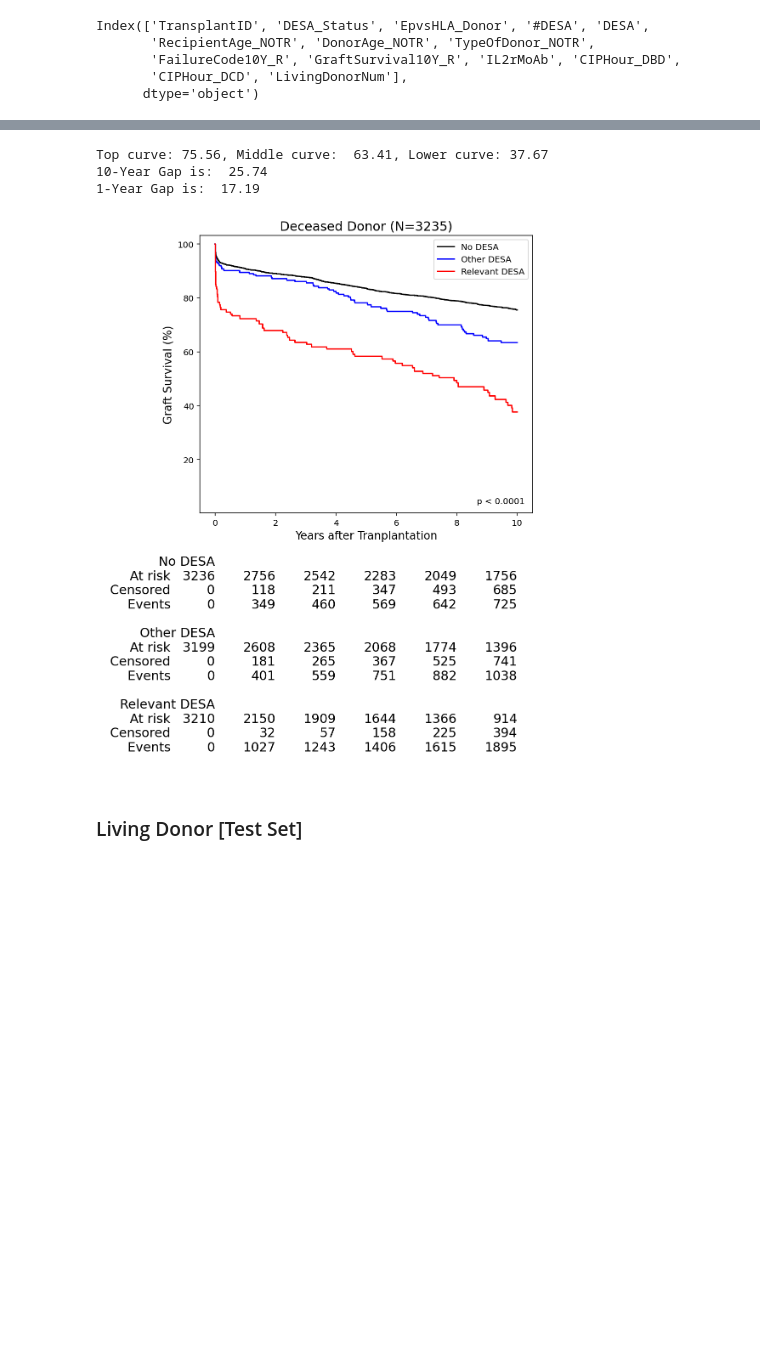
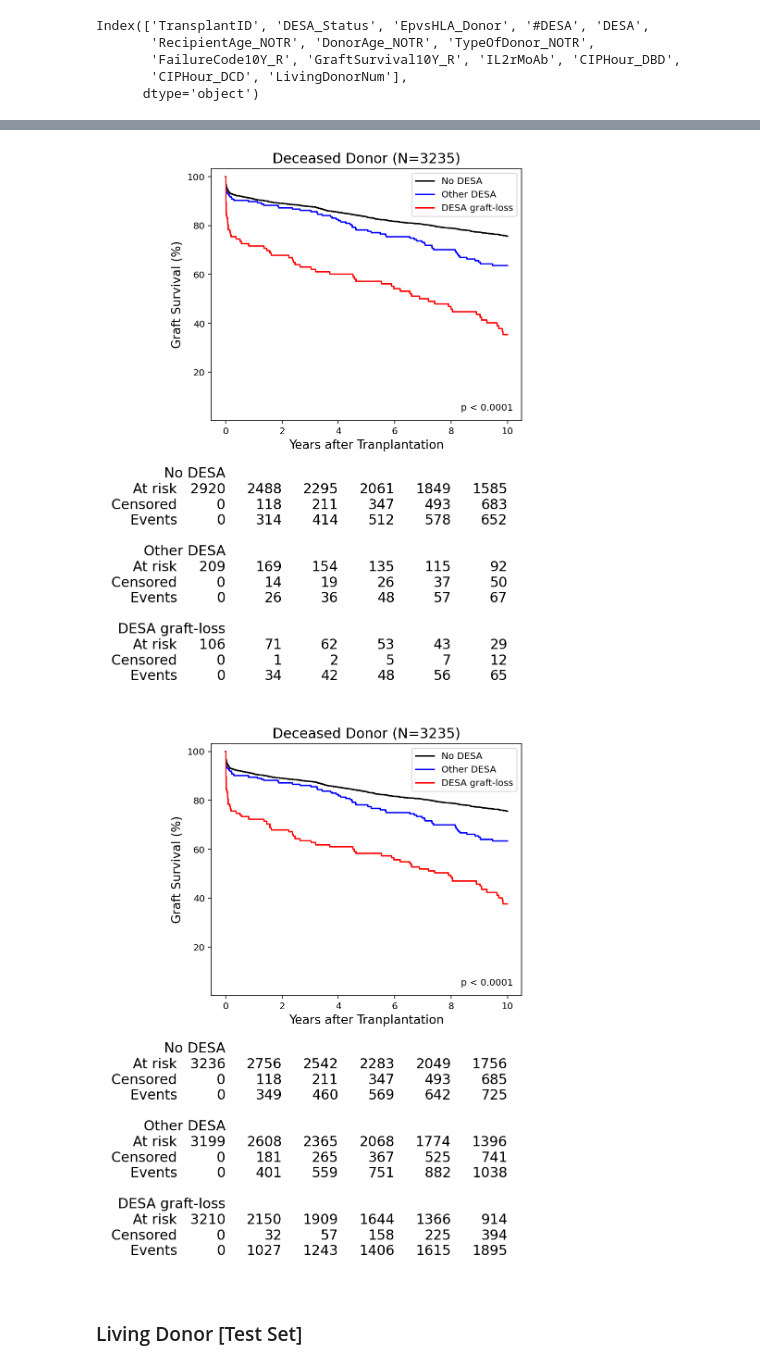
Before and after one commit to umcu-stride/desa_paper, a Jupyter notebook: Notebooks/epitope_relevance/investigation-validation/new figures.ipynb, the cells around one changed output, grey strips where cells are left out. Drawn from its saved outputs; the diff is of its cells as text; code cells hidden in the pictures; blank space fills up the shorter version.

Commit message:
updated the new figure again for inv/val results

```diff
--- a/Notebooks/epitope_relevance/investigation-validation/new figures.ipynb
+++ b/Notebooks/epitope_relevance/investigation-validation/new figures.ipynb
@@ -62,30 +62,32 @@ Index(['TransplantID', 'DESA_Status', 'EpvsHLA_Donor', '#DESA', 'DESA',
 # %%
 from src.constants import *
 
 confounders = [
     'RecipientAge_NOTR', 'RecipientAge_NOTR*RecipientAge_NOTR',
     'DonorAge_NOTR', 'DonorAge_NOTR*DonorAge_NOTR', 'IL2rMoAb',
     'CIPHour_DBD', 'CIPHour_DCD',
 ]
 
 treatments = ['No_DESA', 'Other_DESA', 'Specific_DESA']
-labels = ['No DESA', 'Other DESA', 'Relevant DESA']
+labels = ['No DESA', 'Other DESA', 'DESA graft-loss']
 
 
 RELEVANT_DESA_BAD = {
     '71TD', '144QL', '70DRA', '80TLR', '76ED', '70DA', '45EV', '67F', '76ET', '163RG', '67VG', '150AAH', '158T',
     '62QE', '45GV', '45KE', '71A', '66NH', '80TA', '114R', '44KM'
 }
 
 df_treat_group = create_treatment_grups(df, [RELEVANT_DESA_BAD])
 df_weight = find_ipw(df_treat_group, confounders, treatments, verbose=False)
+
+kmfs, p_value = kaplan_meier_curves(df_weight, desa_spec=RELEVANT_DESA_BAD, labels=labels,  adjust=False)
+plot_kaplan_meier_curve(kmfs, p_value, title= 'Deceased Donor (N=3235)', grid=False, verbose=False)
+
 kmfs, p_value = kaplan_meier_curves(df_weight, desa_spec=RELEVANT_DESA_BAD, labels=labels,  adjust=True)
-plot_kaplan_meier_curve(kmfs, p_value, title= 'Deceased Donor (N=3235)', grid=False, verbose=True)
+plot_kaplan_meier_curve(kmfs, p_value, title= 'Deceased Donor (N=3235)', grid=False, verbose=False)
 # %% [output]
-Top curve: 75.56, Middle curve:  63.41, Lower curve: 37.67
-10-Year Gap is:  25.74
-1-Year Gap is:  17.19
-[figure, old version]
+[figure, new version]
+[figure, added]
 # %% [markdown]
 ### Living Donor [Test Set]
 # %%
```
Also changed, not shown: parts of 12 cells of this notebook.
